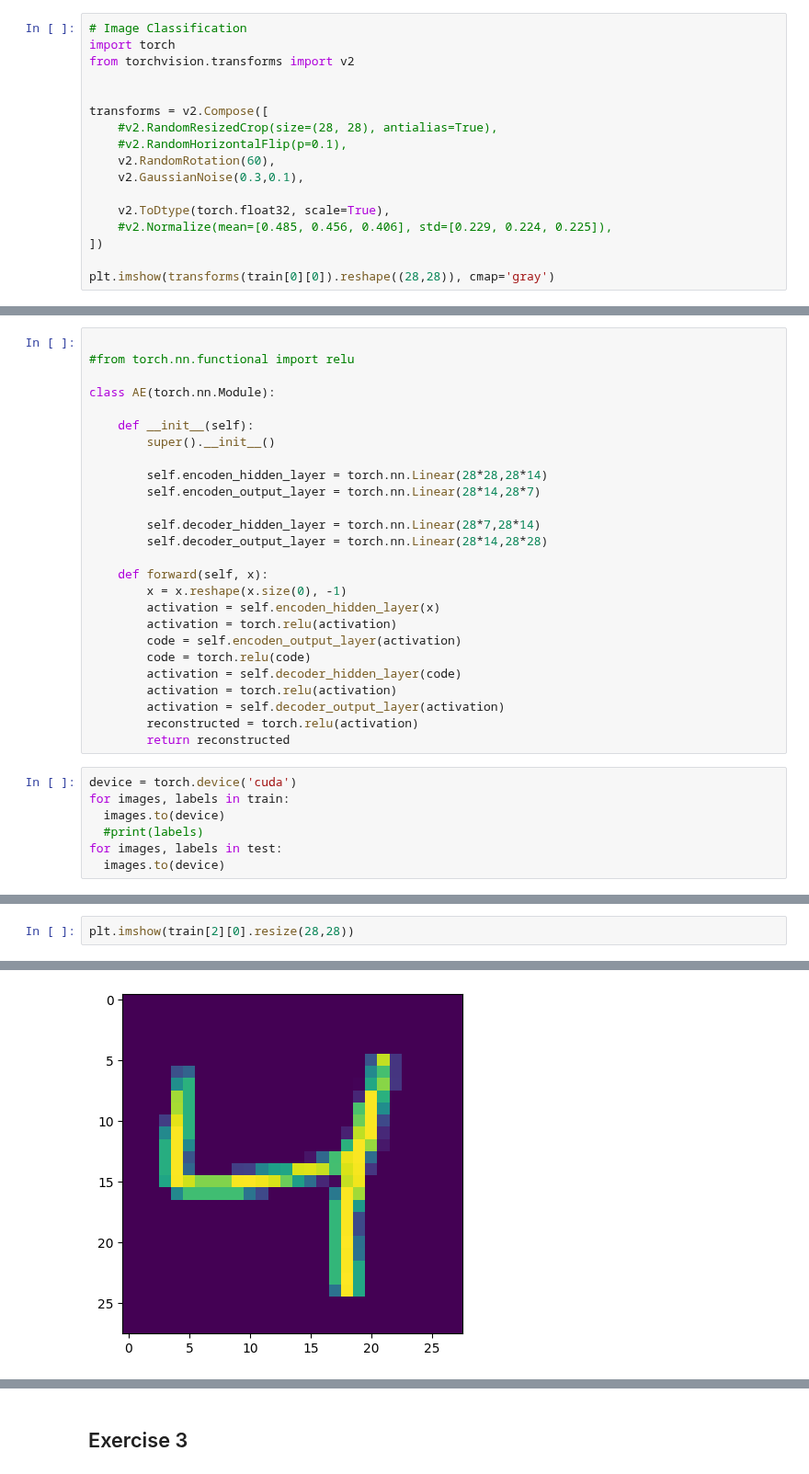
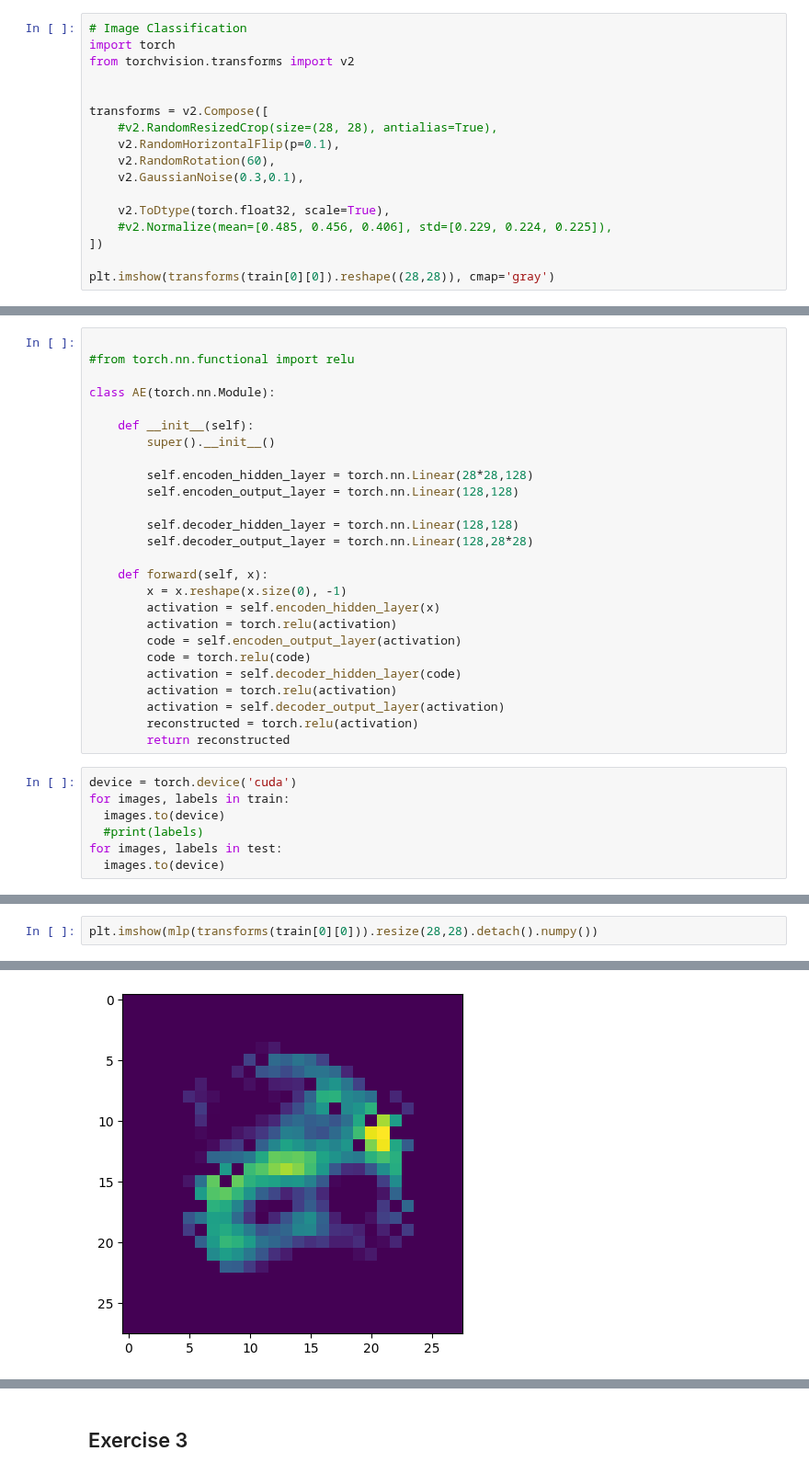
Before and after one commit to MrEwdew/DeepLearning25, a Jupyter notebook: week_8/Assignment_AE_MNIST.ipynb, the cells around one changed output, grey strips where cells are left out. Shown at 92% size. Saved outputs shown, nothing was run; the diff lists cells and outputs as text.

```diff
--- a/week_8/Assignment_AE_MNIST.ipynb
+++ b/week_8/Assignment_AE_MNIST.ipynb
@@ -43,7 +43,7 @@ from torchvision.transforms import v2
 
 transforms = v2.Compose([
     #v2.RandomResizedCrop(size=(28, 28), antialias=True),
-    #v2.RandomHorizontalFlip(p=0.1),
+    v2.RandomHorizontalFlip(p=0.1),
     v2.RandomRotation(60),
     v2.GaussianNoise(0.3,0.1),
 
@@ -70,11 +74,11 @@ class AE(torch.nn.Module):
     def __init__(self):
         super().__init__()
 
-        self.encoden_hidden_layer = torch.nn.Linear(28*28,28*14)
-        self.encoden_output_layer = torch.nn.Linear(28*14,28*7)
+        self.encoden_hidden_layer = torch.nn.Linear(28*28,128)
+        self.encoden_output_layer = torch.nn.Linear(128,128)
 
-        self.decoder_hidden_layer = torch.nn.Linear(28*7,28*14)
-        self.decoder_output_layer = torch.nn.Linear(28*14,28*28)
+        self.decoder_hidden_layer = torch.nn.Linear(128,128)
+        self.decoder_output_layer = torch.nn.Linear(128,28*28)
 
     def forward(self, x):
         x = x.reshape(x.size(0), -1)
@@ -137,5 +158,5 @@ Epoch [10/10], Loss: 0.0298
 # %%
-plt.imshow(train[2][0].resize(28,28))
+plt.imshow(mlp(transforms(train[0][0])).resize(28,28).detach().numpy())
 # %% [output]
 <matplotlib.image.AxesImage at 0x...>
-[figure, old version]
+[figure, new version]
```
Also changed, not shown: parts of 11 cells of this notebook.
